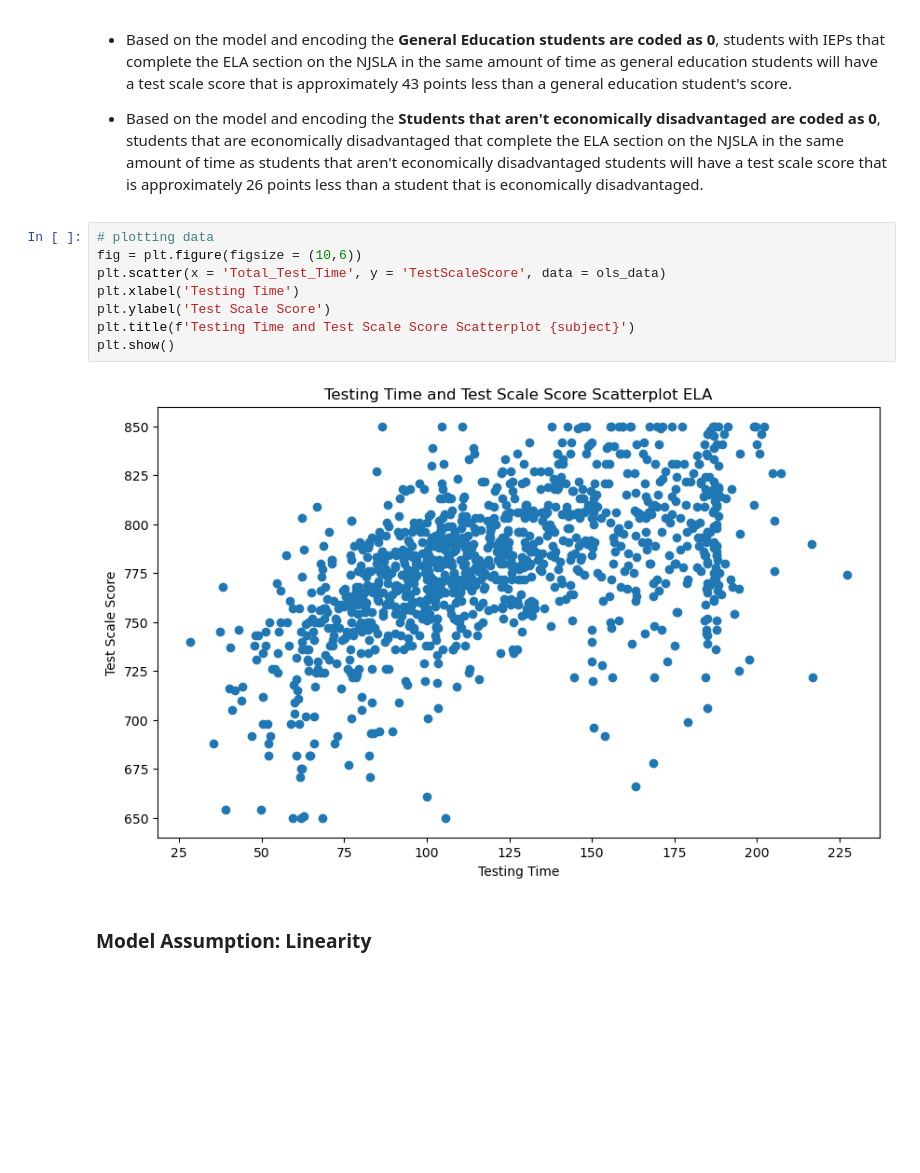
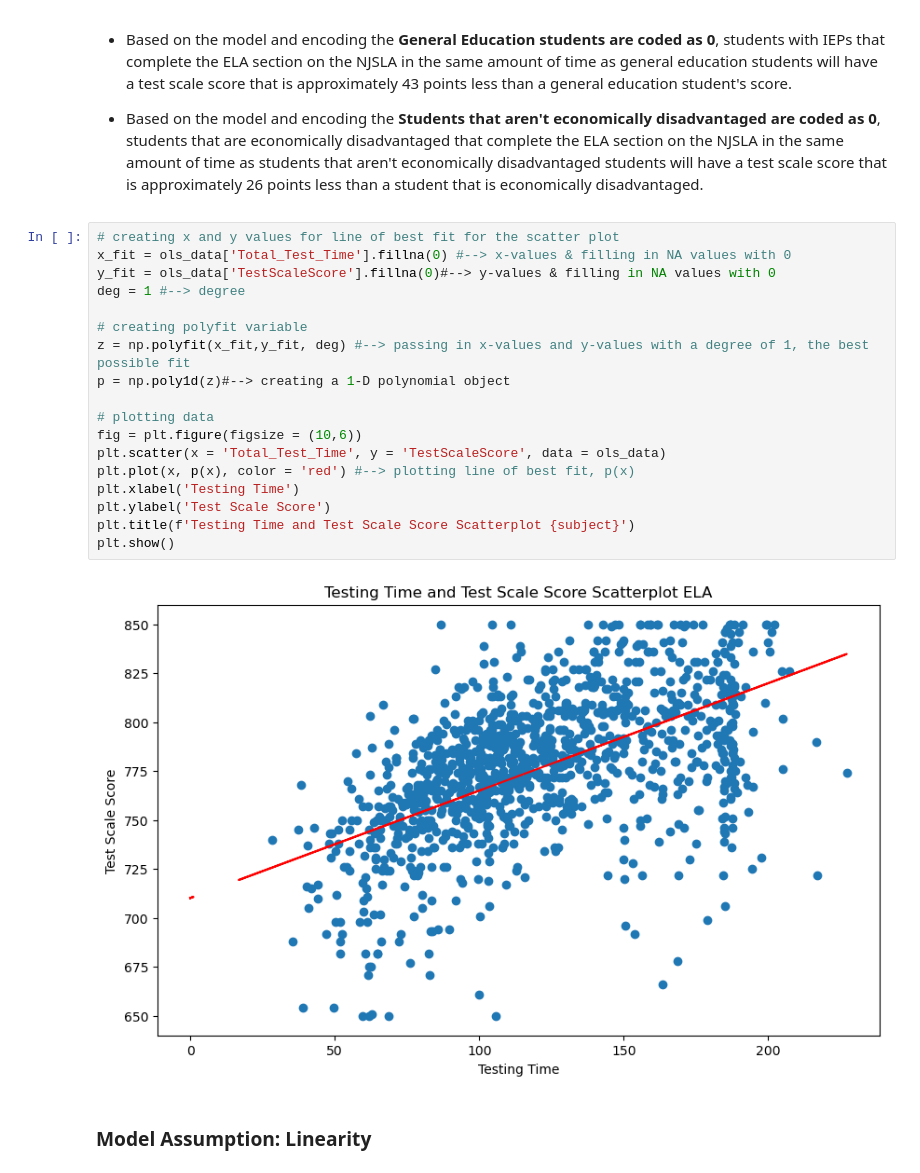
Before and after one commit to Scipio94/LEA-NJSLA-Spr-25-Analysis, a Jupyter notebook: NJSLA_Spr_25_ELA_Testing_Time_Multiple_Linear_Regression.ipynb, the cells around one changed output. Drawn from its saved outputs; the diff is of its cells as text; blank space fills up the shorter version.

```diff
--- a/NJSLA_Spr_25_ELA_Testing_Time_Multiple_Linear_Regression.ipynb
+++ b/NJSLA_Spr_25_ELA_Testing_Time_Multiple_Linear_Regression.ipynb
@@ -206,15 +206,25 @@ Notes:
 
 - Based on the model and encoding the **Students that aren't economically disadvantaged are coded as 0**, students that are economically disadvantaged that complete the ELA section on the NJSLA in the same amount of time as students that aren't economically disadvantaged students will have a test scale score that is approximately 26 points less than a student that is economically disadvantaged.
 # %%
+# creating x and y values for line of best fit for the scatter plot
+x_fit = ols_data['Total_Test_Time'].fillna(0) #--> x-values & filling in NA values with 0
+y_fit = ols_data['TestScaleScore'].fillna(0)#--> y-values & filling in NA values with 0
+deg = 1 #--> degree
+
+# creating polyfit variable
+z = np.polyfit(x_fit,y_fit, deg) #--> passing in x-values and y-values with a degree of 1, the best possible fit
+p = np.poly1d(z)#--> creating a 1-D polynomial object
+
 # plotting data
 fig = plt.figure(figsize = (10,6))
 plt.scatter(x = 'Total_Test_Time', y = 'TestScaleScore', data = ols_data)
+plt.plot(x, p(x), color = 'red') #--> plotting line of best fit, p(x)
 plt.xlabel('Testing Time')
 plt.ylabel('Test Scale Score')
 plt.title(f'Testing Time and Test Scale Score Scatterplot {subject}')
 plt.show()
 # %% [output]
-[figure, old version]
+[figure, new version]
 # %% [markdown]
 ### Model Assumption: Linearity
 # %%
```
Also changed, not shown: parts of 2 cells of this notebook, 2 other files.
